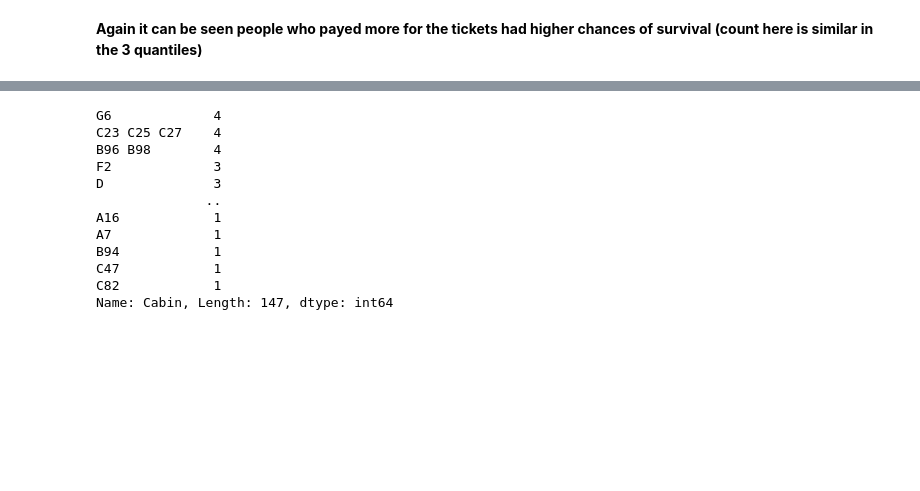
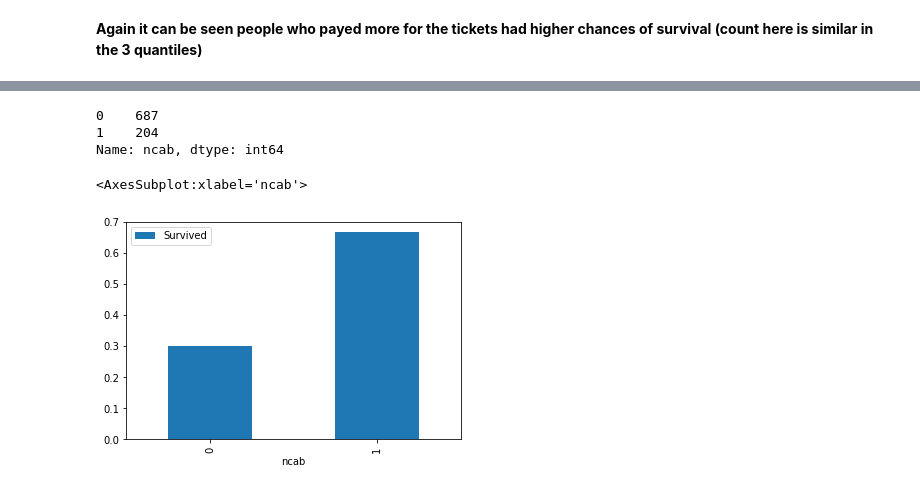
Before and after one commit to mayanksinghkgp/Mini_Projects, a Jupyter notebook: Machine_learning_form_disaster/titanic_prediction.ipynb, the cells around one changed output, grey strips where cells are left out. Cells and saved outputs as stored; diff of their text form; code cells hidden in the pictures; blank space fills up the shorter version.

```diff
--- a/Machine_learning_form_disaster/titanic_prediction.ipynb
+++ b/Machine_learning_form_disaster/titanic_prediction.ipynb
@@ -171,17 +171,19 @@ df1[df1.Fare >= 400] #super high fare all survived
 | 737 | 738 | 1 | 1 | Lesurer, Mr. Gustave J | male | 35.0 | 0 | 0 | PC 17755 | 512.3292 | ... |
 # %%
 #cabin seems to be the ID of cabins a person booked, we can take the count from here as a reference
-df1.Cabin.value_counts()
+def cabins(x):
+    if pd.isna(x):
+        return 0
+    else:
+        return 1#len(x.split(' '))
+df1['ncab'] = df1.Cabin.apply(cabins)
+df1.ncab.value_counts()
 # %% [output]
-G6             4
-C23 C25 C27    4
-B96 B98        4
-F2             3
-D              3
-              ..
-A16            1
-A7             1
-B94            1
-C47            1
-C82            1
-Name: Cabin, Length: 147, dtype: int64
+0    687
+1    204
+Name: ncab, dtype: int64
+# %%
+pd.pivot_table(df1,index=['ncab'],values=['Survived'],aggfunc='mean').plot(kind = 'bar')
+# %% [output]
+<AxesSubplot:xlabel='ncab'>
+[figure, added]
```
Also changed, not shown: parts of 22 cells of this notebook, 1 other file.
